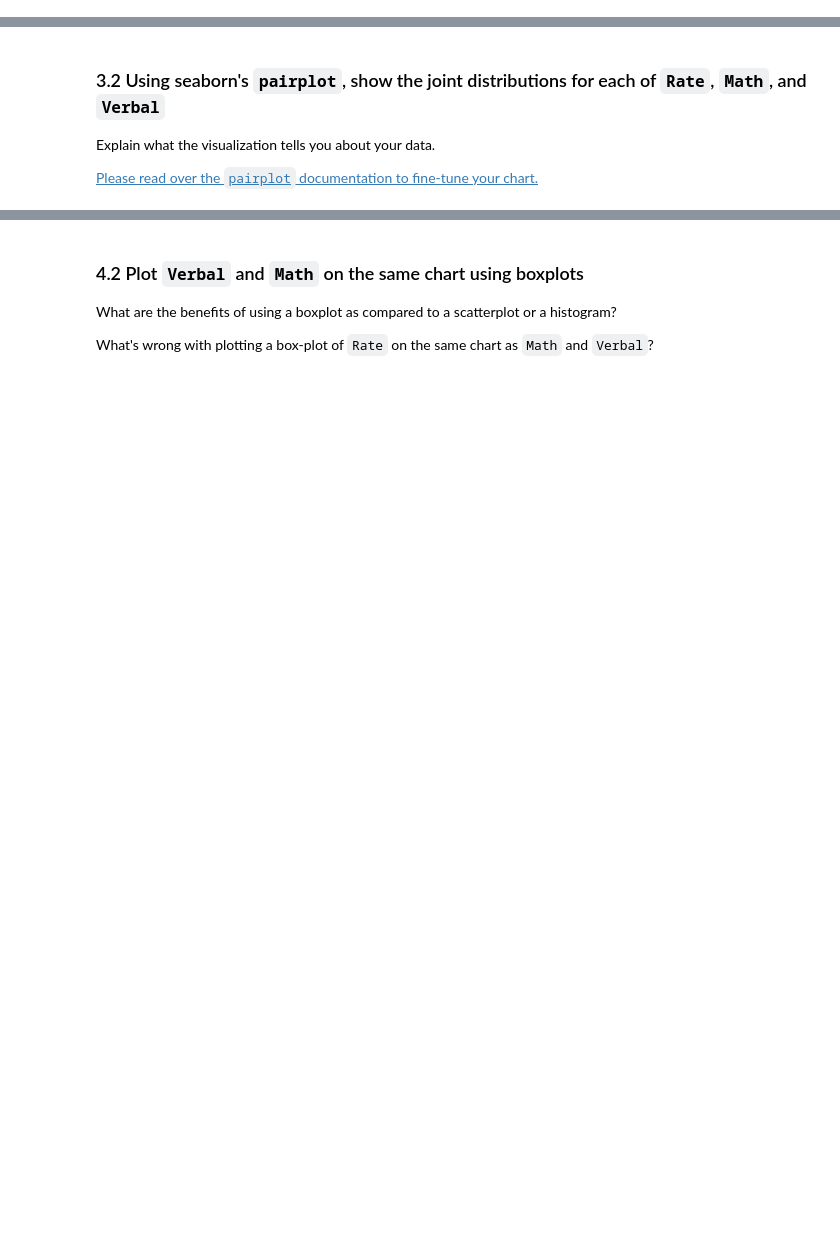
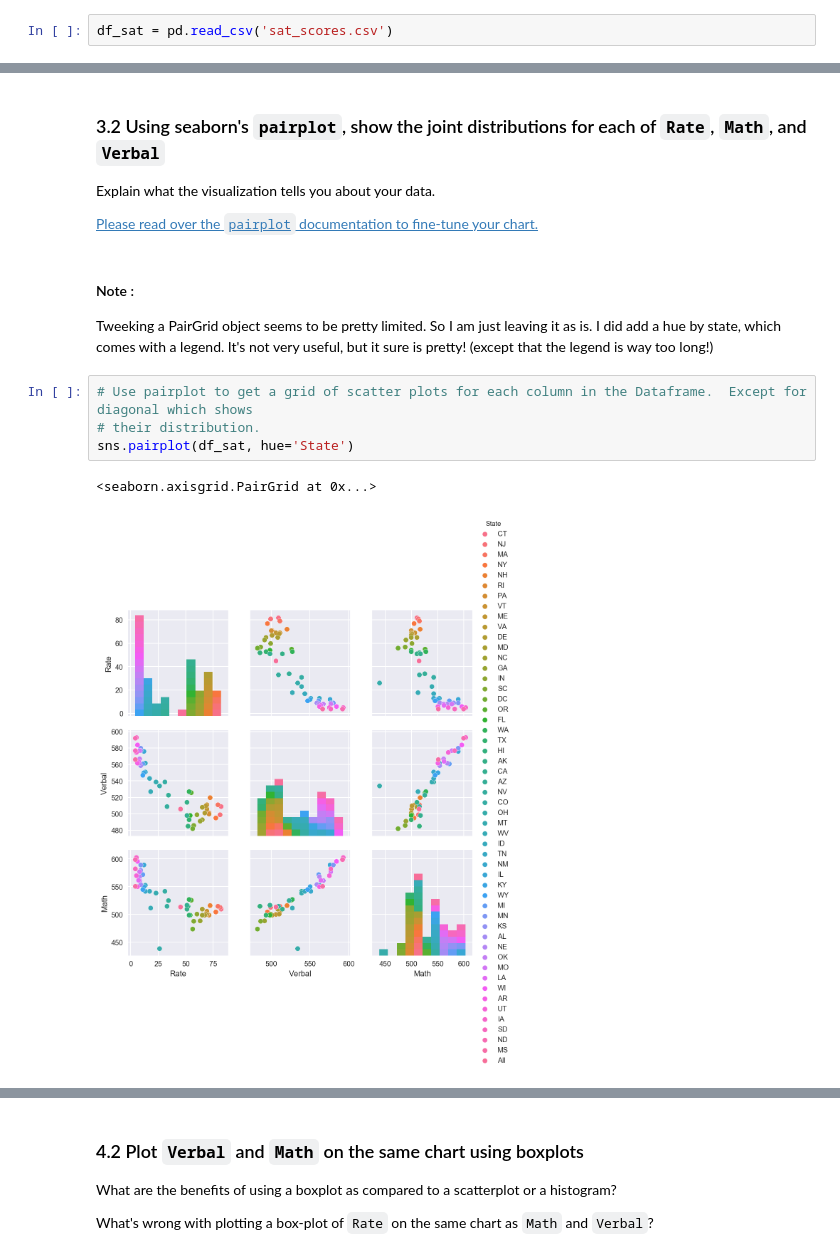
Before and after one commit to t-brewer/sats_and_drugs, a Jupyter notebook: project-02-v2-starter-code.ipynb, the cells around one changed output, grey strips where cells are left out. Drawn from its saved outputs; the diff is of its cells as text; blank space fills up the shorter version.

Commit message:
up to pairplotting

```diff
--- a/project-02-v2-starter-code.ipynb
+++ b/project-02-v2-starter-code.ipynb
@@ -42,3 +45,5 @@ import seaborn as sns
 ---
 
 NOTE: All CSVs are in the same directory as this notebook
+# %%
+df_sat = pd.read_csv('sat_scores.csv')
@@ -80,3 +362,14 @@ Set the keyword argument `kde=False`. This way you can actually see the counts w
 Explain what the visualization tells you about your data.
 
 [Please read over the `pairplot` documentation to fine-tune your chart.](https://stanford.edu/~mwaskom/software/seaborn/generated/seaborn.pairplot.html#seaborn.pairplot)
+# %% [markdown]
+
+#### Note :
+Tweeking a PairGrid object seems to be pretty limited.  So I am just leaving it as is.  I did add a hue by state, which comes with a legend.  It's not very useful, but it sure is pretty! (except that the legend is way too long!)
+# %%
+# Use pairplot to get a grid of scatter plots for each column in the Dataframe.  Except for diagonal which shows
+# their distribution.
+sns.pairplot(df_sat, hue='State')
+# %% [output]
+<seaborn.axisgrid.PairGrid at 0x...>
+[figure, added]
```
Also changed, not shown: parts of 35 cells of this notebook.
